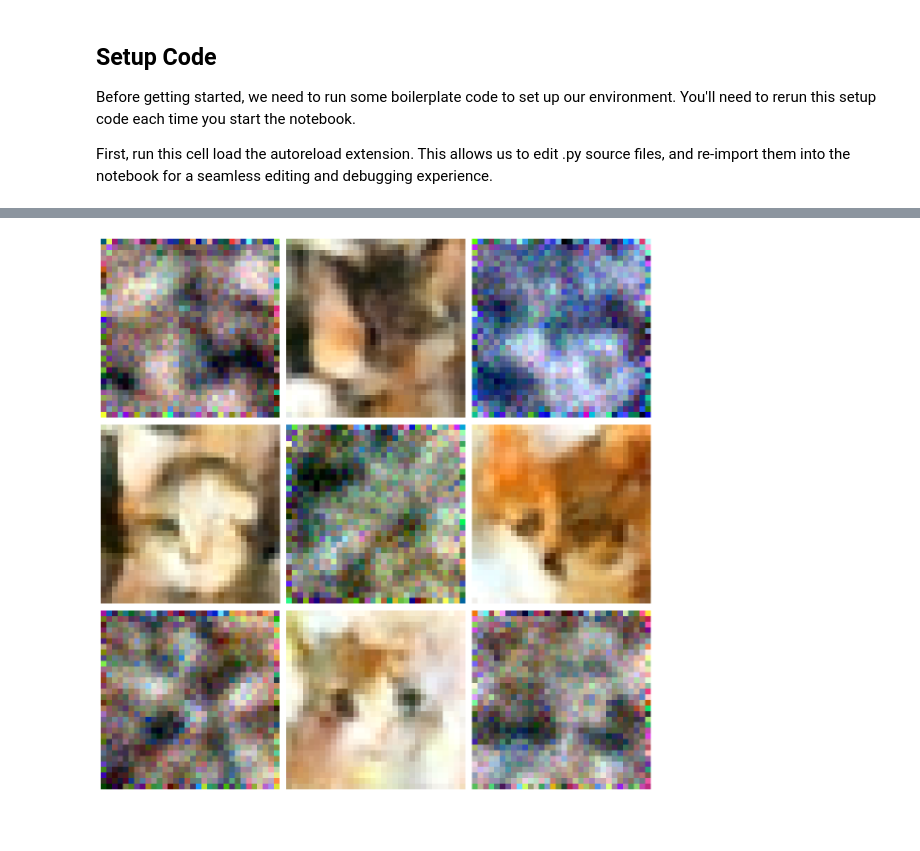
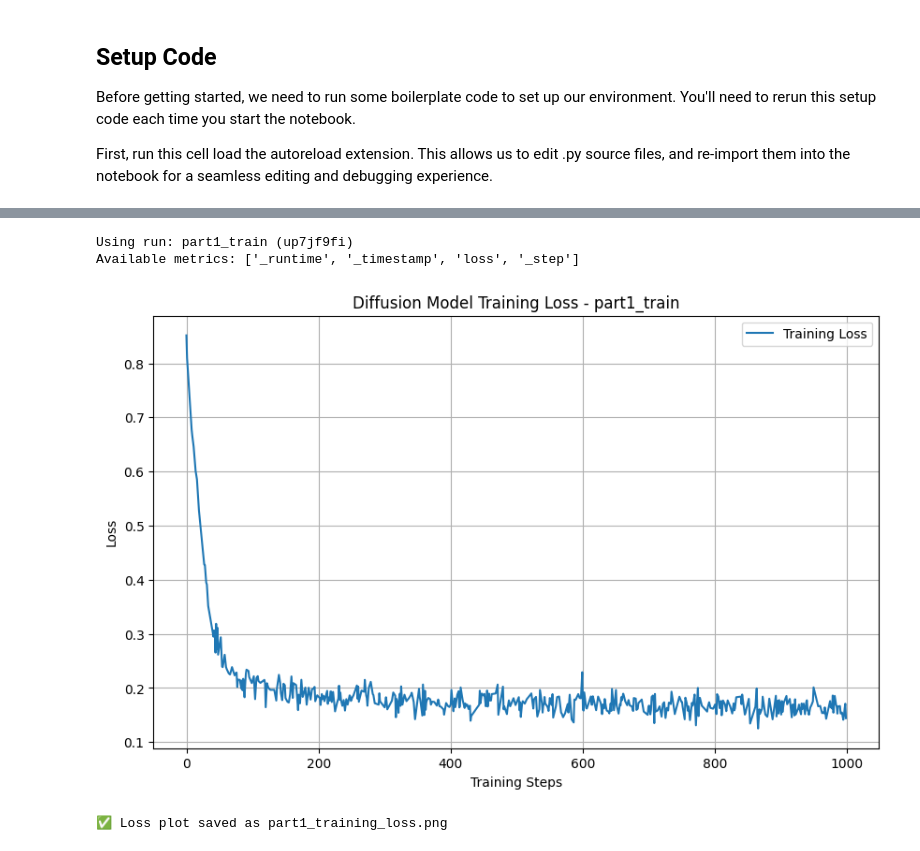
Before and after one commit to dhairyamishra/Variational-Autoencoder-and-Diffusion-Models-on-Animal-Faces-HQ-dataset__CVA_3, a Jupyter notebook: A3_PartB/A3_PartB/run_diffusion.ipynb, the cells around one changed output, grey strips where cells are left out. Saved outputs shown, nothing was run; the diff lists cells and outputs as text; code cells hidden in the pictures; blank space fills up the shorter version.

```diff
--- a/A3_PartB/A3_PartB/run_diffusion.ipynb
+++ b/A3_PartB/A3_PartB/run_diffusion.ipynb
@@ -361,29 +160,0 @@ print("🎉 All done!")
-# %%
-# Display generated samples
-import matplotlib.pyplot as plt
-from PIL import Image
-import os
-
-results_path = './test_run'  # Change to './test_run' for quick test results
-
-# Get sample folders
-sample_folders = sorted([d for d in os.listdir(results_path)
-                        if os.path.isdir(os.path.join(results_path, d)) and d.startswith('sample_ddpm_')])
-
-if sample_folders:
-    # Display 9 samples from the last checkpoint
-    last_folder = os.path.join(results_path, sample_folders[-1])
-    sample_images = sorted([f for f in os.listdir(last_folder) if f.endswith('.png')])[:9]
-
-    fig, axes = plt.subplots(3, 3, figsize=(12, 12))
-    axes = axes.flatten()
-
-    for idx, img_file in enumerate(sample_images):
-        img = Image.open(os.path.join(last_folder, img_file))
-        axes[idx].imshow(img)
-        axes[idx].axis('off')
-
-    plt.tight_layout()
-    plt.show()
-# %% [output]
-[figure, removed]
@@ -391,0 +161,39 @@ if sample_folders:
+# %%
+# PART 1: Plot Training Loss from Wandb
+import wandb
+import matplotlib.pyplot as plt
+
+# Initialize API
+api = wandb.Api()
+
+# Option 1: Get specific run by ID
+run_id = "up7jf9fi"  # Your latest run ID
+run = api.run(f"dhairya28m-nyu/DDPM_AFHQ/{run_id}")
+
+print(f"Using run: {run.name} ({run.id})")
+
+# Get the history (all logged metrics)
+history = run.history()
+
+# Check what metrics are available
+print(f"Available metrics: {history.columns.tolist()}")
+
+# Plot the loss
+if 'loss' in history.columns:
+    plt.figure(figsize=(10, 6))
+    plt.plot(history['_step'], history['loss'], label='Training Loss')
+    plt.xlabel('Training Steps')
+    plt.ylabel('Loss')
+    plt.title(f'Diffusion Model Training Loss - {run.name}')
+    plt.legend()
+    plt.grid(True)
+    plt.savefig('part1_training_loss.png', dpi=300, bbox_inches='tight')
+    plt.show()
+    print("Loss plot saved as part1_training_loss.png")
+else:
+    print(" 'loss' metric not found in history")
+# %% [output]
+Using run: part1_train (up7jf9fi)
+Available metrics: ['_runtime', '_timestamp', 'loss', '_step']
+[figure, added]
+✅ Loss plot saved as part1_training_loss.png
```
Also changed, not shown: parts of 24 cells of this notebook, 14 other files.
